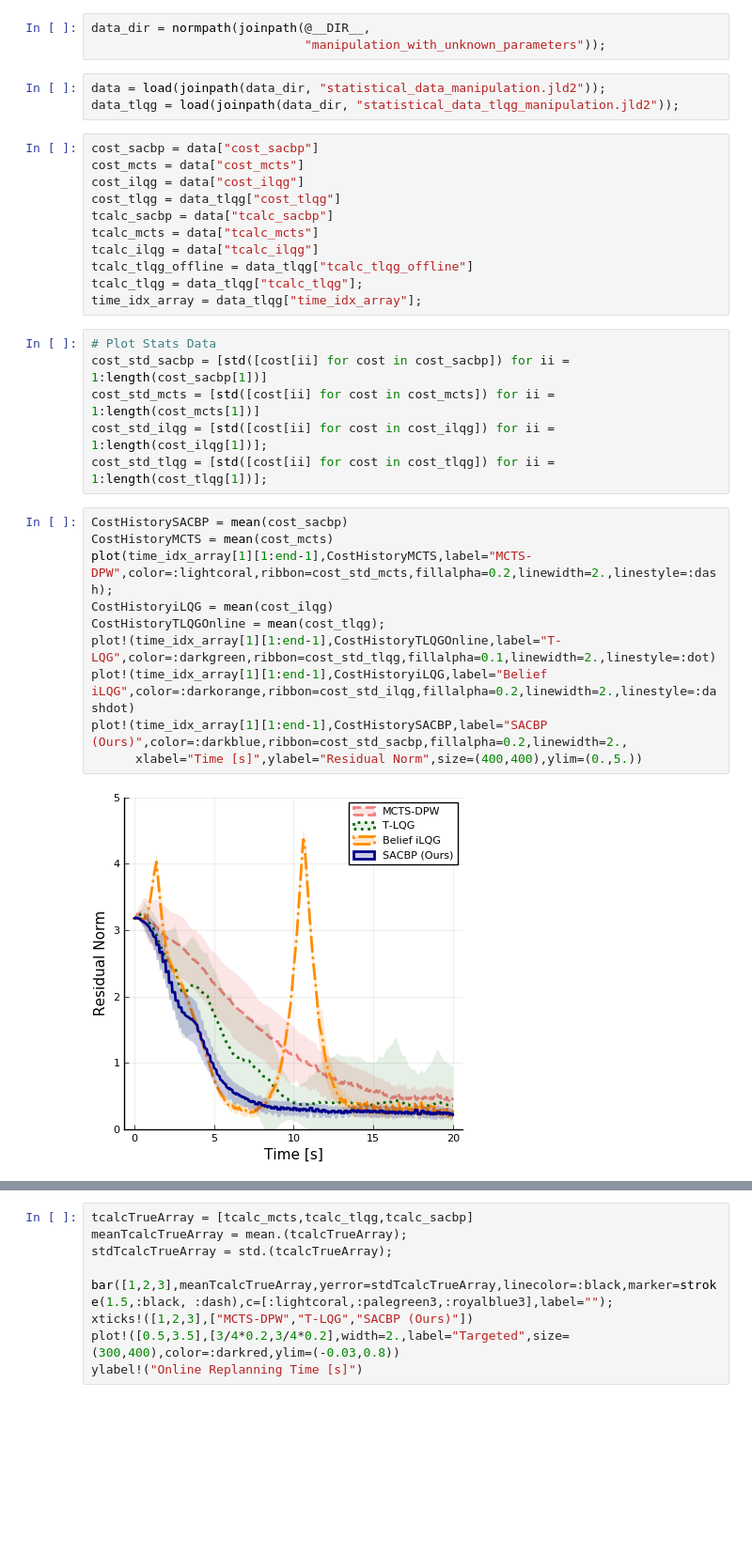
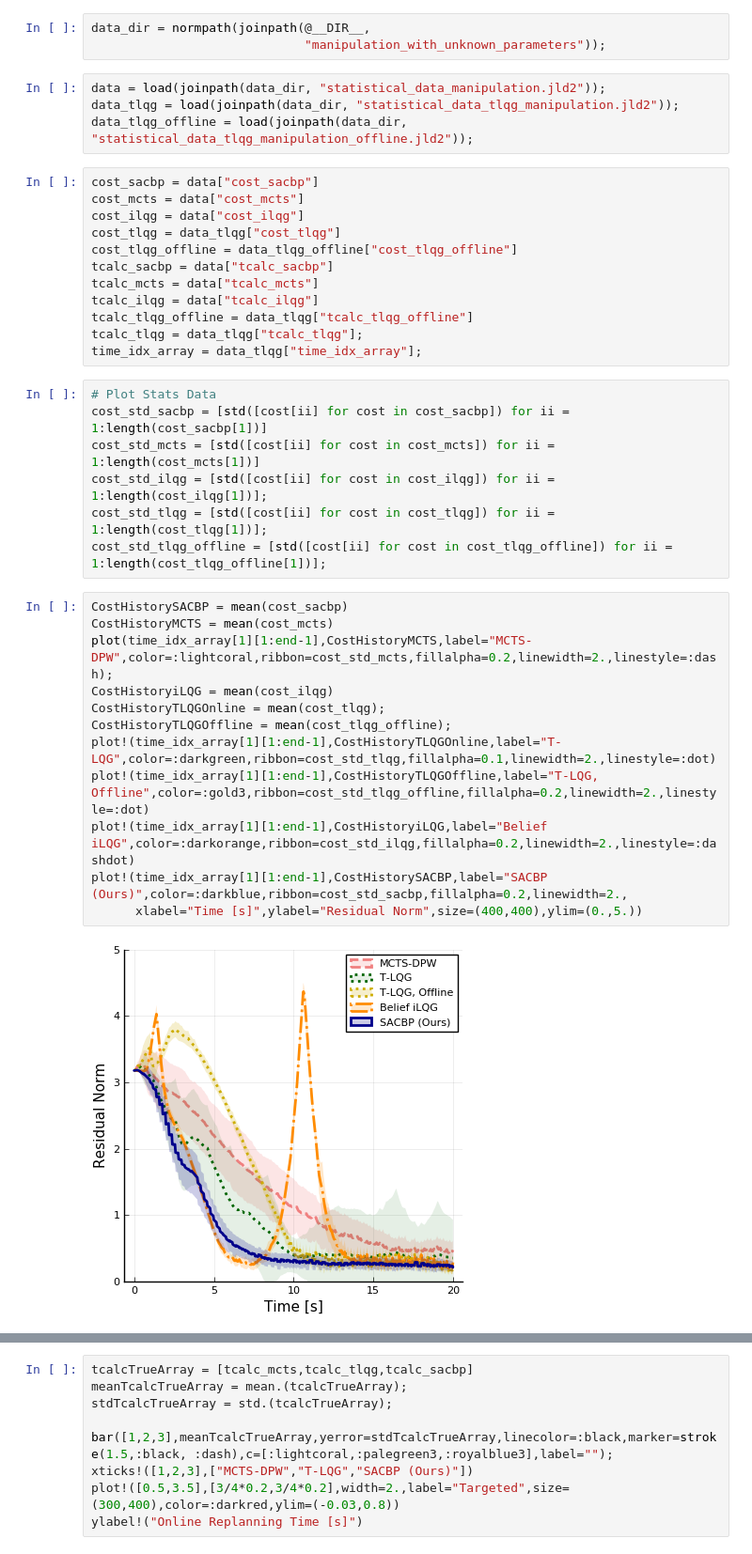
Before and after one commit to StanfordMSL/SACBP.jl, a Jupyter notebook: data/Manipulation_Data_Post_Processing_with_TLQG.ipynb, the cells around one changed output, grey strips where cells are left out. Shown at 94% size. Cells and saved outputs as stored; diff of their text form; blank space fills up the shorter version.

Commit message:
offline and online T-LQG results combined

```diff
--- a/data/Manipulation_Data_Post_Processing_with_TLQG.ipynb
+++ b/data/Manipulation_Data_Post_Processing_with_TLQG.ipynb
@@ -11,11 +11,13 @@ data_dir = normpath(joinpath(@__DIR__,
 # %%
 data = load(joinpath(data_dir, "statistical_data_manipulation.jld2"));
 data_tlqg = load(joinpath(data_dir, "statistical_data_tlqg_manipulation.jld2"));
+data_tlqg_offline = load(joinpath(data_dir, "statistical_data_tlqg_manipulation_offline.jld2"));
 # %%
 cost_sacbp = data["cost_sacbp"]
 cost_mcts = data["cost_mcts"]
 cost_ilqg = data["cost_ilqg"]
 cost_tlqg = data_tlqg["cost_tlqg"]
+cost_tlqg_offline = data_tlqg_offline["cost_tlqg_offline"]
 tcalc_sacbp = data["tcalc_sacbp"]
 tcalc_mcts = data["tcalc_mcts"]
 tcalc_ilqg = data["tcalc_ilqg"]
@@ -28,16 +30,19 @@ cost_std_sacbp = [std([cost[ii] for cost in cost_sacbp]) for ii = 1:length(cost_
 cost_std_mcts = [std([cost[ii] for cost in cost_mcts]) for ii = 1:length(cost_mcts[1])]
 cost_std_ilqg = [std([cost[ii] for cost in cost_ilqg]) for ii = 1:length(cost_ilqg[1])];
 cost_std_tlqg = [std([cost[ii] for cost in cost_tlqg]) for ii = 1:length(cost_tlqg[1])];
+cost_std_tlqg_offline = [std([cost[ii] for cost in cost_tlqg_offline]) for ii = 1:length(cost_tlqg_offline[1])];
 # %%
 CostHistorySACBP = mean(cost_sacbp)
 CostHistoryMCTS = mean(cost_mcts)
 plot(time_idx_array[1][1:end-1],CostHistoryMCTS,label="MCTS-DPW",color=:lightcoral,ribbon=cost_std_mcts,fillalpha=0.2,linewidth=2.,linestyle=:dash);
 CostHistoryiLQG = mean(cost_ilqg)
 CostHistoryTLQGOnline = mean(cost_tlqg);
+CostHistoryTLQGOffline = mean(cost_tlqg_offline);
 plot!(time_idx_array[1][1:end-1],CostHistoryTLQGOnline,label="T-LQG",color=:darkgreen,ribbon=cost_std_tlqg,fillalpha=0.1,linewidth=2.,linestyle=:dot)
+plot!(time_idx_array[1][1:end-1],CostHistoryTLQGOffline,label="T-LQG, Offline",color=:gold3,ribbon=cost_std_tlqg_offline,fillalpha=0.2,linewidth=2.,linestyle=:dot)
 plot!(time_idx_array[1][1:end-1],CostHistoryiLQG,label="Belief iLQG",color=:darkorange,ribbon=cost_std_ilqg,fillalpha=0.2,linewidth=2.,linestyle=:dashdot)
 plot!(time_idx_array[1][1:end-1],CostHistorySACBP,label="SACBP (Ours)",color=:darkblue,ribbon=cost_std_sacbp,fillalpha=0.2,linewidth=2.,
       xlabel="Time [s]",ylabel="Residual Norm",size=(400,400),ylim=(0.,5.))
 # %% [output]
-[figure, old version]
+[figure, new version]
 # %%
```
Also changed, not shown: parts of 1 cell of this notebook, 1 other file.
